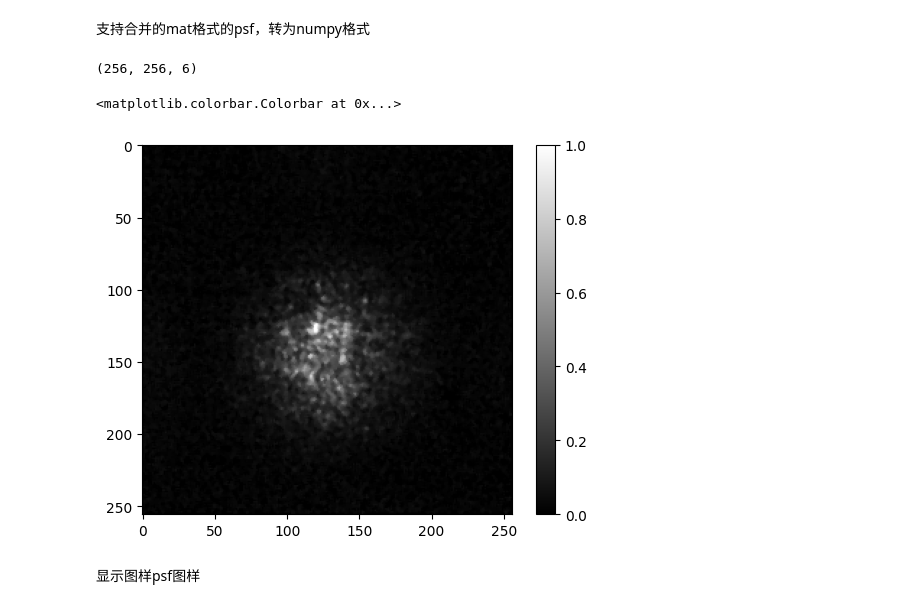
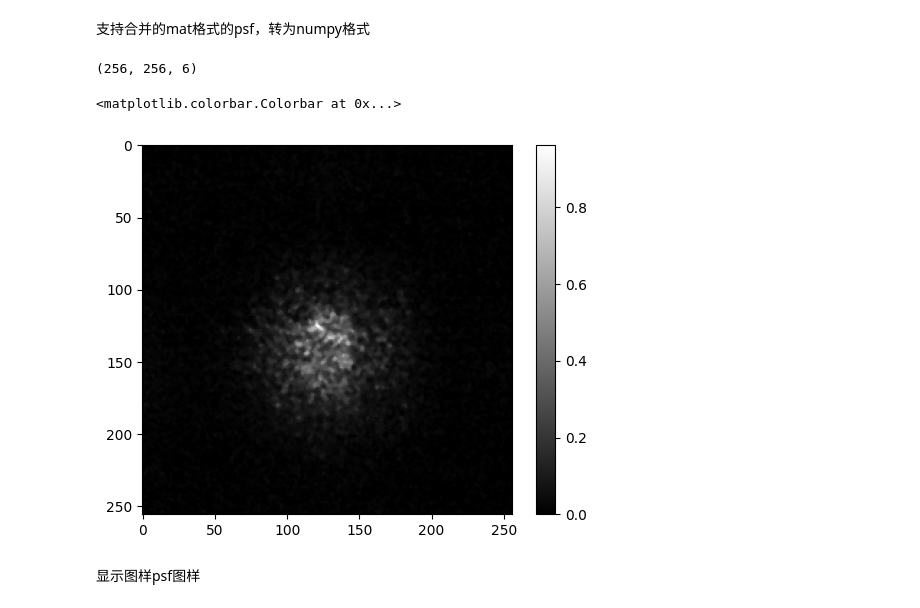
Before and after one commit to weinaike/CenterNet, a Jupyter notebook: data/test.ipynb, the cells around one changed output. Cells and saved outputs as stored; diff of their text form; code cells hidden in the pictures.

```diff
--- a/data/test.ipynb
+++ b/data/test.ipynb
@@ -24,26 +24,26 @@ np.save("PSF0620_04_4_40_bg.npy", psf_bk[140:140+256, 210:210+256])
 # %%
 import scipy.io as sciio
 import numpy as np
 import matplotlib.pyplot as plt
 
 coff = np.array([0.3227,0.3219,0.3208,0.3205,0.4532,0.4438])
 
-psf_mat = sciio.loadmat("sup30/PSFset_Final.mat")
+psf_mat = sciio.loadmat("sup30/PSFset_Init.mat")
 print(psf_mat["psf_set"].shape)
 psf = psf_mat["psf_set"].transpose(2,0,1)
 psf = np.array(psf, dtype="float")
 psf = psf / coff.reshape(len(coff),1,1)
 
 psf /= np.max(psf)
-np.save("PSF0815_6_IR_30.npy",psf)
+np.save("PSF0815_6_IR_30_init.npy",psf)
 
 
 plt.imshow(psf[3,:,:] ,cmap="gray")
 plt.colorbar()
 # %% [output]
 (256, 256, 6)
 <matplotlib.colorbar.Colorbar at 0x...>
-[figure, old version]
+[figure, new version]
 # %% [markdown]
 显示图样psf图样
 # %%
```
Also changed, not shown: parts of 3 cells of this notebook, 11 other files.
